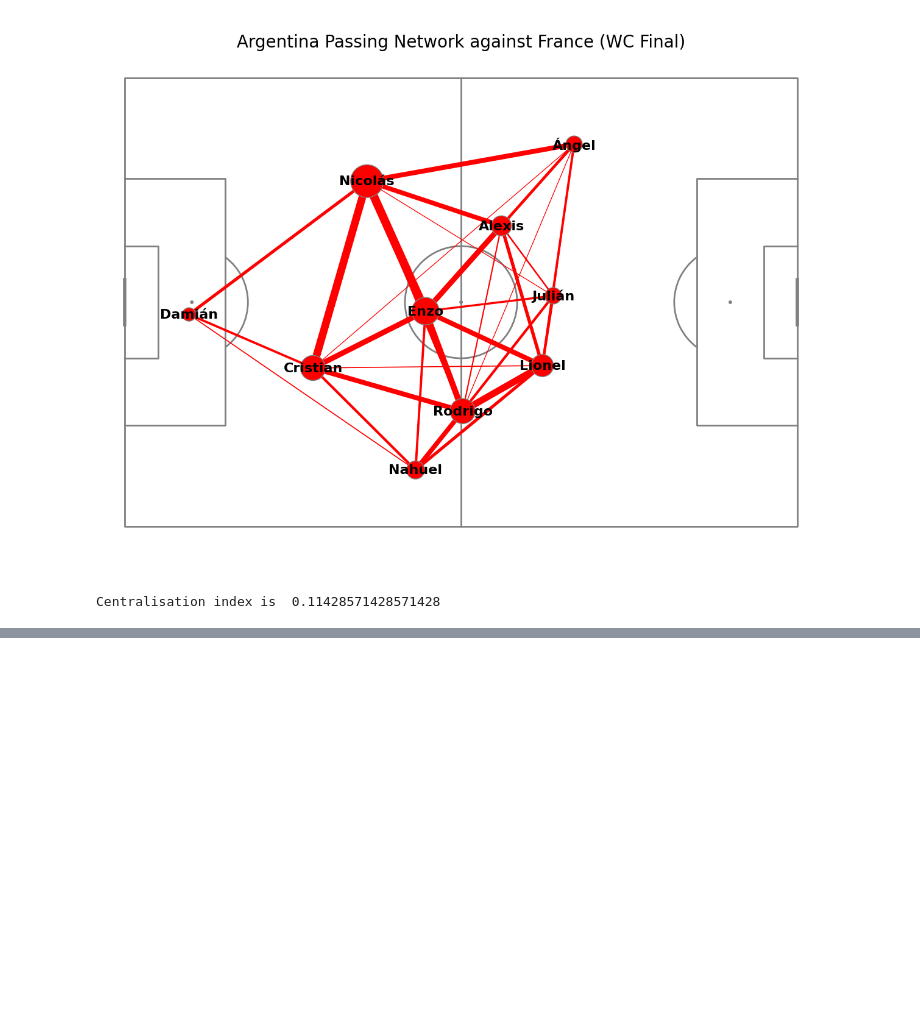
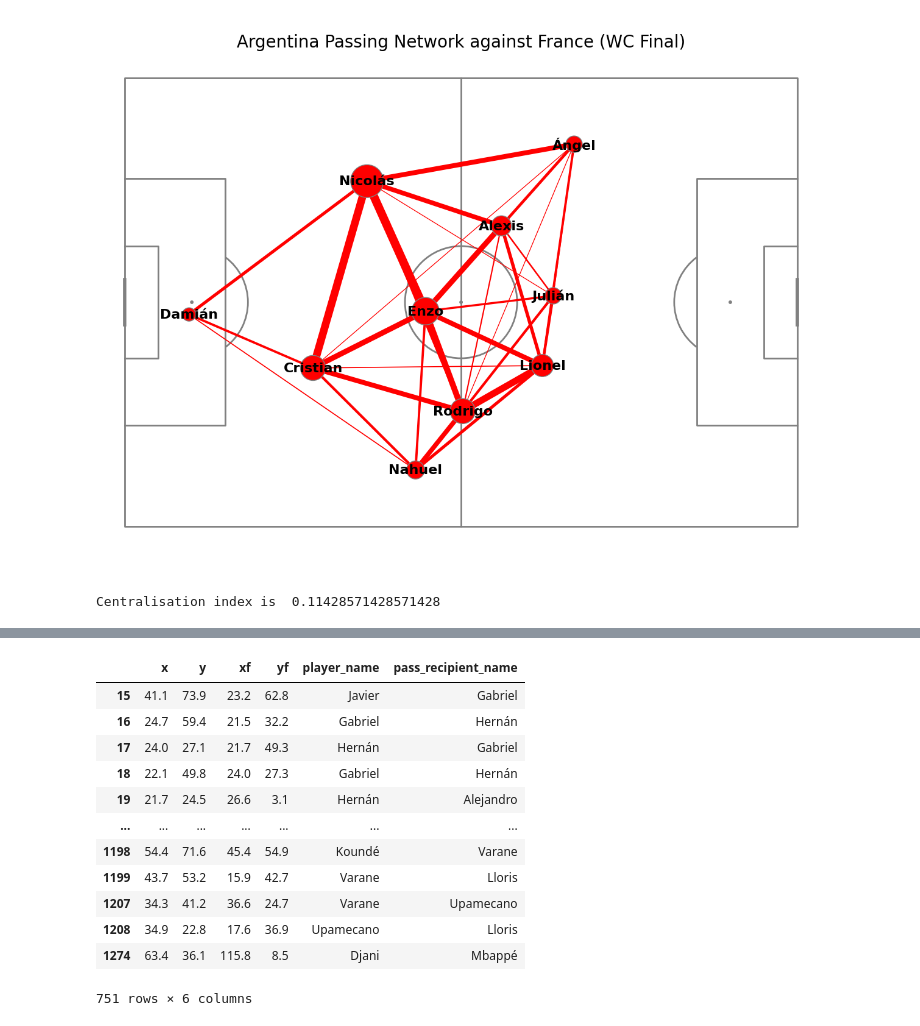
Before and after one commit to khoffLSU/footy_analytics, a Jupyter notebook: Visualizing Football - passing network.ipynb, the cells around one changed output, grey strips where cells are left out. Drawn from its saved outputs; the diff is of its cells as text; code cells hidden in the pictures; blank space fills up the shorter version.

Commit message:
Add Functional programming calls for passing

```diff
--- a/Visualizing Football - passing network.ipynb
+++ b/Visualizing Football - passing network.ipynb
@@ -476,0 +485,46 @@ Centralisation index is  0.11428571428571428
+# %%
+def get_match(match_id: int):
+    '''Query Sportsbomb for match event data'''
+    return sb.events(match_id)
+# %%
+def get_subs(events):
+    '''Review event data from a game and identify substitutes names by team'''
+    teams = events.team.unique()
+    subs = {}
+    for team in teams:
+        subs[team] = events.query('type=="Substitution" and team==@team').substitution_replacement.to_list()
+    return subs
+# %%
+def get_passes(events, subs):
+    '''Filter events for passing events by team'''
+    passes = pd.DataFrame()
+    for team, subs in subs.items():
+         passes = pd.concat([passes,
+                   (events
+                    .query('type=="Pass" and team.str.startswith(@team) and pass_outcome.isnull() and pass_type != "Throw-in"')
+                    .query('~player.isin(@subs) and ~pass_recipient.isin(@subs)')
+                    .assign(x = lambda df: df.location.apply(pd.Series)[0],
+                         y = lambda df: df.location.apply(pd.Series)[1],
+                         xf = lambda df: df.pass_end_location.apply(pd.Series)[0],
+                         yf = lambda df: df.pass_end_location.apply(pd.Series)[1])
+                    .loc[:,['x', 'y', 'xf', 'yf', 'player', 'pass_recipient']]
+                    .assign(player_name = lambda df: df.player.str.split().str[1],
+                         pass_recipient_name = lambda df: df.pass_recipient.str.split().str[1])
+                    .drop(['player', 'pass_recipient'], axis=1))])
+    return passes
+# %%
+get_passes(get_match(3869685), get_subs(get_match(3869685)))
+# %% [output]
+|  | x | y | xf | yf | player_name | pass_recipient_name |
+| 15 | 41.1 | 73.9 | 23.2 | 62.8 | Javier | Gabriel |
+| 16 | 24.7 | 59.4 | 21.5 | 32.2 | Gabriel | Hernán |
+| 17 | 24.0 | 27.1 | 21.7 | 49.3 | Hernán | Gabriel |
+| 18 | 22.1 | 49.8 | 24.0 | 27.3 | Gabriel | Hernán |
+| 19 | 21.7 | 24.5 | 26.6 | 3.1 | Hernán | Alejandro |
+| ... | ... | ... | ... | ... | ... | ... |
+| 1198 | 54.4 | 71.6 | 45.4 | 54.9 | Koundé | Varane |
+| 1199 | 43.7 | 53.2 | 15.9 | 42.7 | Varane | Lloris |
+| 1207 | 34.3 | 41.2 | 36.6 | 24.7 | Varane | Upamecano |
+| 1208 | 34.9 | 22.8 | 17.6 | 36.9 | Upamecano | Lloris |
+| 1274 | 63.4 | 36.1 | 115.8 | 8.5 | Djani | Mbappé |
+751 rows × 6 columns
```
Also changed, not shown: parts of 2 cells of this notebook.
